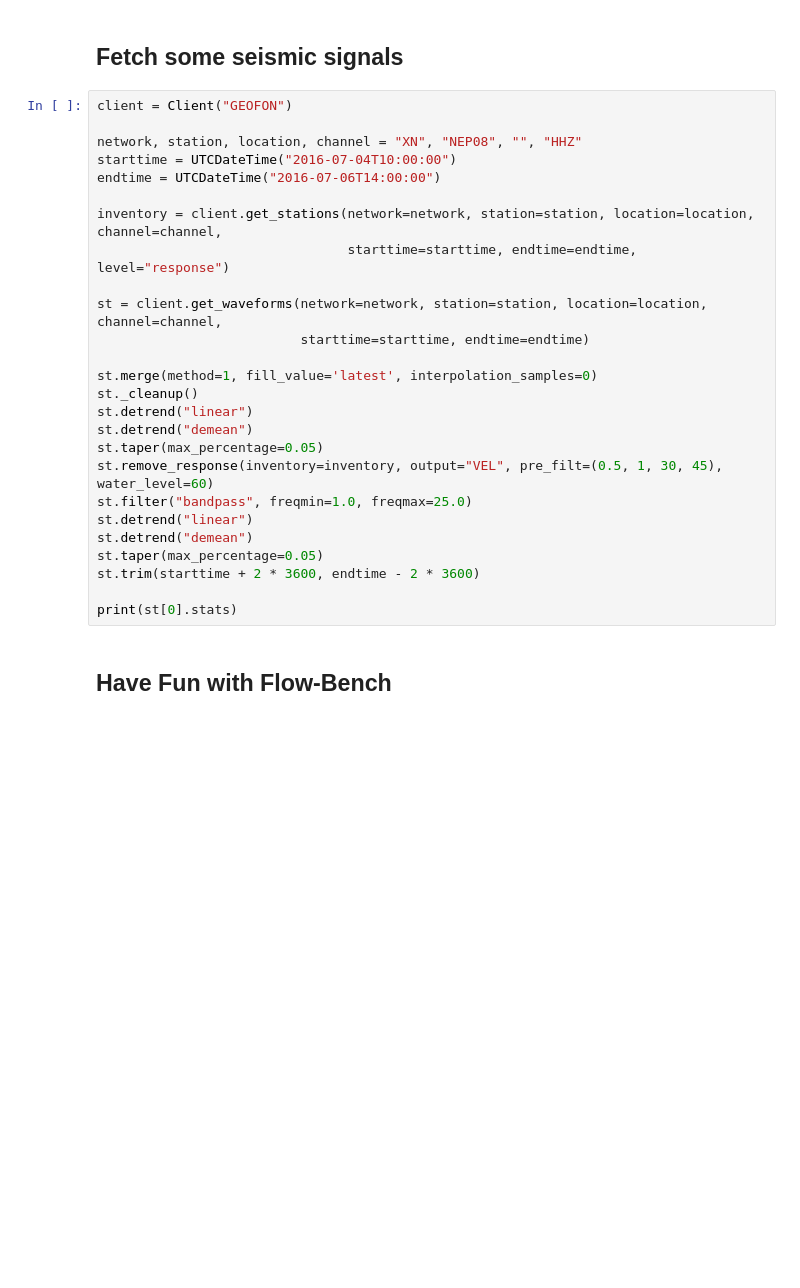
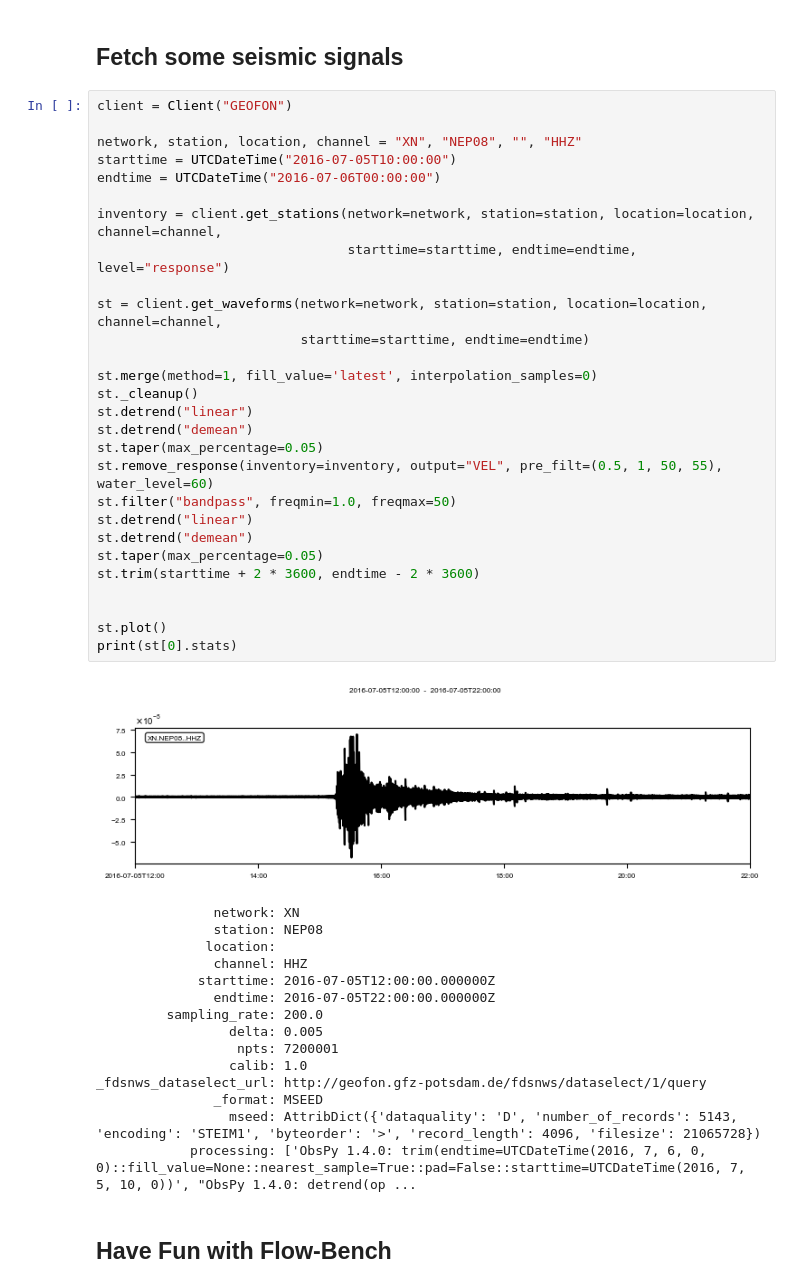
Before and after one commit to Qi-Zhou-Geo/Flow-Bench, a Jupyter notebook: demo/tutorial.ipynb, the cells around one changed output. Cells and saved outputs as stored; diff of their text form; blank space fills up the shorter version.

Commit message:
v0.3.2, Fix plotting bug in Colab

```diff
--- a/demo/tutorial.ipynb
+++ b/demo/tutorial.ipynb
@@ -54,29 +75,47 @@ from functions.model import FlowBench
 # %%
 client = Client("GEOFON")
 
 network, station, location, channel = "XN", "NEP08", "", "HHZ"
-starttime = UTCDateTime("2016-07-04T10:00:00")
-endtime = UTCDateTime("2016-07-06T14:00:00")
+starttime = UTCDateTime("2016-07-05T10:00:00")
+endtime = UTCDateTime("2016-07-06T00:00:00")
 
 inventory = client.get_stations(network=network, station=station, location=location, channel=channel,
                                 starttime=starttime, endtime=endtime, level="response")
 
 st = client.get_waveforms(network=network, station=station, location=location, channel=channel,
                           starttime=starttime, endtime=endtime)
 
 st.merge(method=1, fill_value='latest', interpolation_samples=0)
 st._cleanup()
 st.detrend("linear")
 st.detrend("demean")
 st.taper(max_percentage=0.05)
-st.remove_response(inventory=inventory, output="VEL", pre_filt=(0.5, 1, 30, 45), water_level=60)
-st.filter("bandpass", freqmin=1.0, freqmax=25.0)
+st.remove_response(inventory=inventory, output="VEL", pre_filt=(0.5, 1, 50, 55), water_level=60)
+st.filter("bandpass", freqmin=1.0, freqmax=50)
 st.detrend("linear")
 st.detrend("demean")
 st.taper(max_percentage=0.05)
 st.trim(starttime + 2 * 3600, endtime - 2 * 3600)
 
+
+st.plot()
 print(st[0].stats)
+# %% [output]
+[figure, added]
+               network: XN
+               station: NEP08
+              location:
+               channel: HHZ
+             starttime: 2016-07-05T12:00:00.000000Z
+               endtime: 2016-07-05T22:00:00.000000Z
+         sampling_rate: 200.0
+                 delta: 0.005
+                  npts: 7200001
+                 calib: 1.0
+_fdsnws_dataselect_url: http://geofon.gfz-potsdam.de/fdsnws/dataselect/1/query
+               _format: MSEED
+                 mseed: AttribDict({'dataquality': 'D', 'number_of_records': 5143, 'encoding': 'STEIM1', 'byteorder': '>', 'record_length': 4096, 'filesize': 21065728})
+            processing: ['ObsPy 1.4.0: trim(endtime=UTCDateTime(2016, 7, 6, 0, 0)::fill_value=None::nearest_sample=True::pad=False::starttime=UTCDateTime(2016, 7, 5, 10, 0))', "ObsPy 1.4.0: detrend(op ...
 # %% [markdown]
 ## Have Fun with Flow-Bench
 # %%
```
Also changed, not shown: parts of 4 cells of this notebook, 8 other files.
